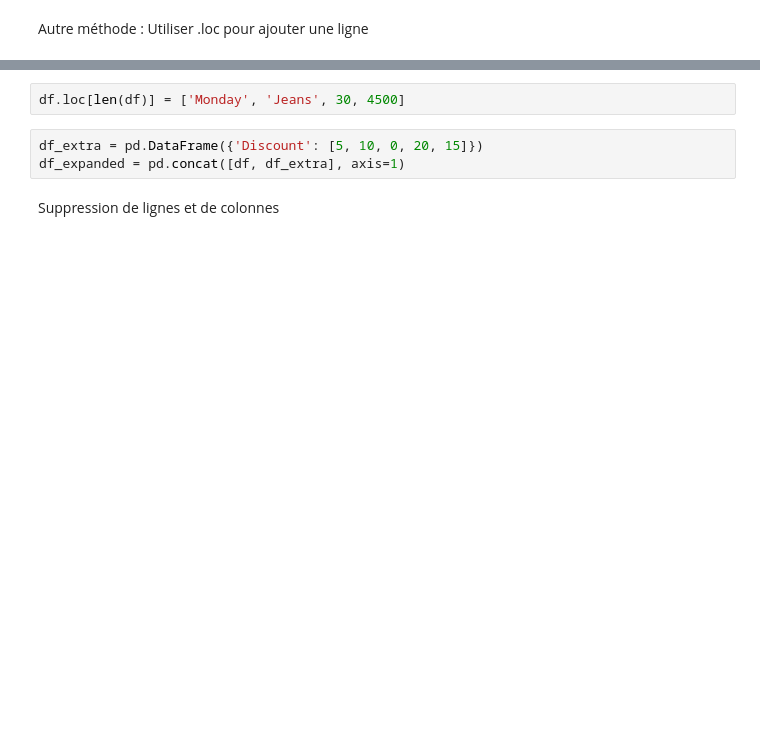
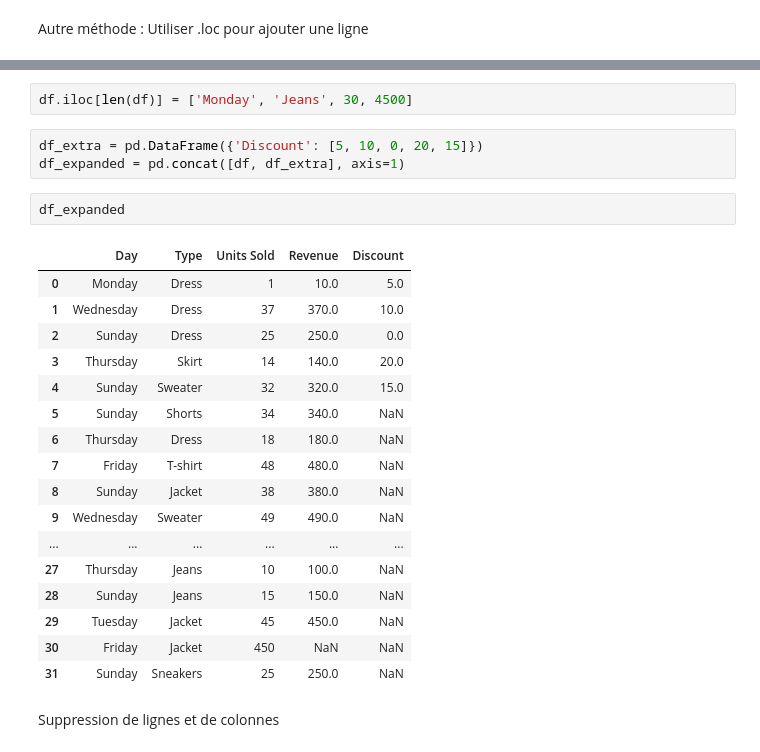
Before and after one commit to mrgeooo14/nomades_to_submit, a Jupyter notebook: DS_day3_pandas.ipynb, the cells around one changed output, grey strips where cells are left out. Saved outputs shown, nothing was run; the diff lists cells and outputs as text; blank space fills up the shorter version.

```diff
--- a/DS_day3_pandas.ipynb
+++ b/DS_day3_pandas.ipynb
@@ -345,7 +718,27 @@ Autre méthode : Utiliser .loc pour ajouter une ligne
 # %%
-df.loc[len(df)] = ['Monday', 'Jeans', 30, 4500]
+df.iloc[len(df)] = ['Monday', 'Jeans', 30, 4500]
 # %%
 df_extra = pd.DataFrame({'Discount': [5, 10, 0, 20, 15]})
 df_expanded = pd.concat([df, df_extra], axis=1)
+# %%
+df_expanded
+# %% [output]
+|  | Day | Type | Units Sold | Revenue | Discount |
+| 0 | Monday | Dress | 1 | 10.0 | 5.0 |
+| 1 | Wednesday | Dress | 37 | 370.0 | 10.0 |
+| 2 | Sunday | Dress | 25 | 250.0 | 0.0 |
+| 3 | Thursday | Skirt | 14 | 140.0 | 20.0 |
+| 4 | Sunday | Sweater | 32 | 320.0 | 15.0 |
+| 5 | Sunday | Shorts | 34 | 340.0 | NaN |
+| 6 | Thursday | Dress | 18 | 180.0 | NaN |
+| 7 | Friday | T-shirt | 48 | 480.0 | NaN |
+| 8 | Sunday | Jacket | 38 | 380.0 | NaN |
+| 9 | Wednesday | Sweater | 49 | 490.0 | NaN |
+| ... | ... | ... | ... | ... | ... |
+| 27 | Thursday | Jeans | 10 | 100.0 | NaN |
+| 28 | Sunday | Jeans | 15 | 150.0 | NaN |
+| 29 | Tuesday | Jacket | 45 | 450.0 | NaN |
+| 30 | Friday | Jacket | 450 | NaN | NaN |
+| 31 | Sunday | Sneakers | 25 | 250.0 | NaN |
 # %% [markdown]
 Suppression de lignes et de colonnes
```
Also changed, not shown: parts of 53 cells of this notebook, 1 other file.
